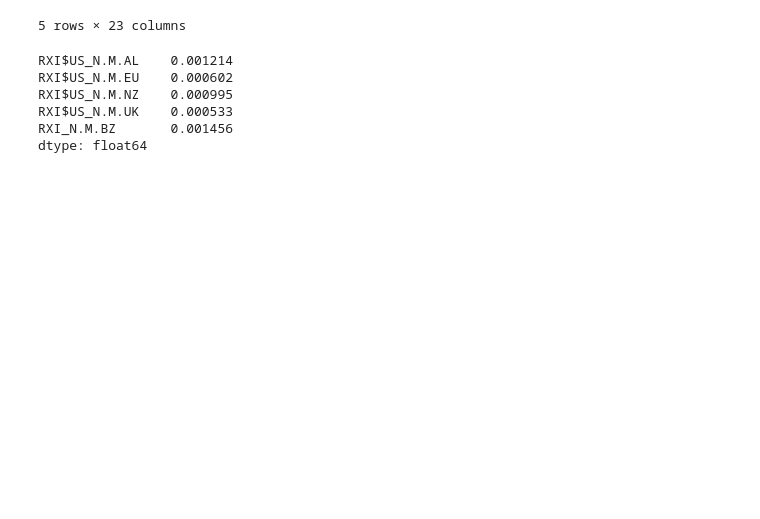
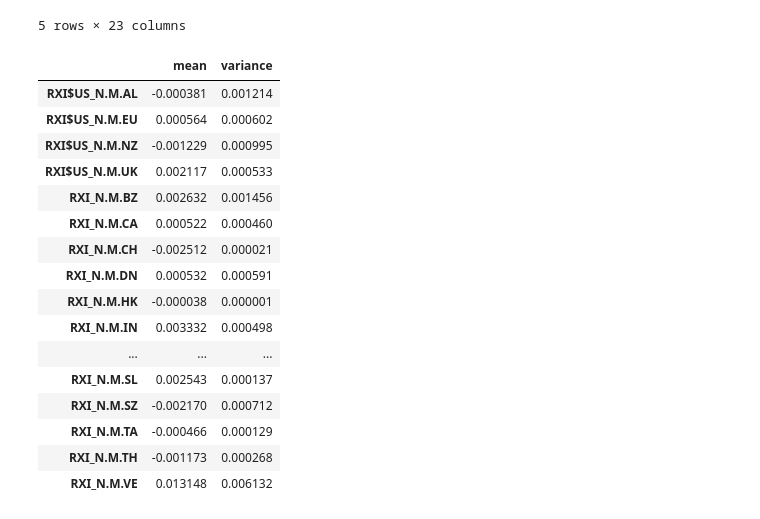
Before and after one commit to yhat/currency-portfolio-optimization, a Jupyter notebook: Currency Portfolio Optimization.ipynb, the cells around one changed output. Saved outputs shown, nothing was run; the diff lists cells and outputs as text; code cells hidden in the pictures; blank space fills up the shorter version.

```diff
--- a/Currency Portfolio Optimization.ipynb
+++ b/Currency Portfolio Optimization.ipynb
@@ -101,13 +101,29 @@ returns_cov.head()
 | RXI$US_N.M.UK | 0.000479 | 0.000382 | 0.000452 | 0.000533 | 0.000471 | 0.000272 | 0.000014 | ... |
 | RXI_N.M.BZ | 0.001109 | 0.000519 | 0.000876 | 0.000471 | 0.001456 | 0.000602 | 0.000030 | ... |
 5 rows × 23 columns
-# %%
-# As expected, the diagonal contains the variance for each individual currency.
-returns.var().head()
-# %% [output]
-RXI$US_N.M.AL    0.001214
-RXI$US_N.M.EU    0.000602
-RXI$US_N.M.NZ    0.000995
-RXI$US_N.M.UK    0.000533
-RXI_N.M.BZ       0.001456
-dtype: float64
+# %%
+# As expected, the diagonal contains the variance for each individual currency.
+
+# Means are the expected returns for each currency. Note that the currency with the highest expected
+# return (Venezuela with a whopping 1.3% per month) also has the highest variance.
+
+exp_returns = pandas.concat({'mean': returns.mean(), 'variance': returns.var()}, axis=1)
+exp_returns
+# %% [output]
+|  | mean | variance |
+| RXI$US_N.M.AL | -0.000381 | 0.001214 |
+| RXI$US_N.M.EU | 0.000564 | 0.000602 |
+| RXI$US_N.M.NZ | -0.001229 | 0.000995 |
+| RXI$US_N.M.UK | 0.002117 | 0.000533 |
+| RXI_N.M.BZ | 0.002632 | 0.001456 |
+| RXI_N.M.CA | 0.000522 | 0.000460 |
+| RXI_N.M.CH | -0.002512 | 0.000021 |
+| RXI_N.M.DN | 0.000532 | 0.000591 |
+| RXI_N.M.HK | -0.000038 | 0.000001 |
+| RXI_N.M.IN | 0.003332 | 0.000498 |
+| ... | ... | ... |
+| RXI_N.M.SL | 0.002543 | 0.000137 |
+| RXI_N.M.SZ | -0.002170 | 0.000712 |
+| RXI_N.M.TA | -0.000466 | 0.000129 |
+| RXI_N.M.TH | -0.001173 | 0.000268 |
+| RXI_N.M.VE | 0.013148 | 0.006132 |
```
Also changed, not shown: parts of 2 cells of this notebook, 1 other file.
